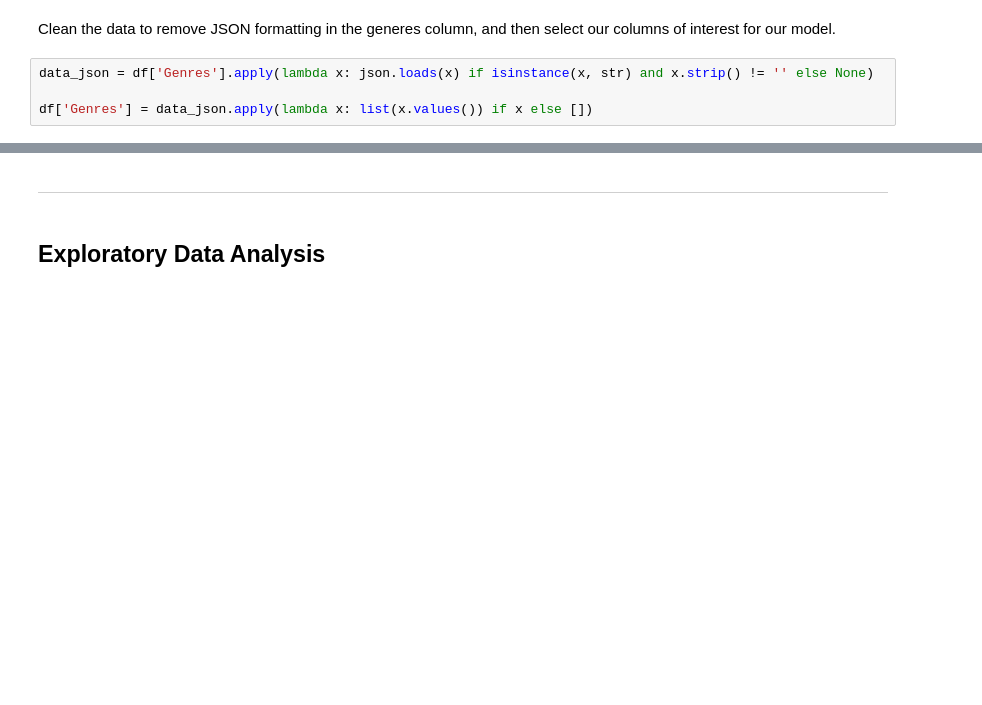
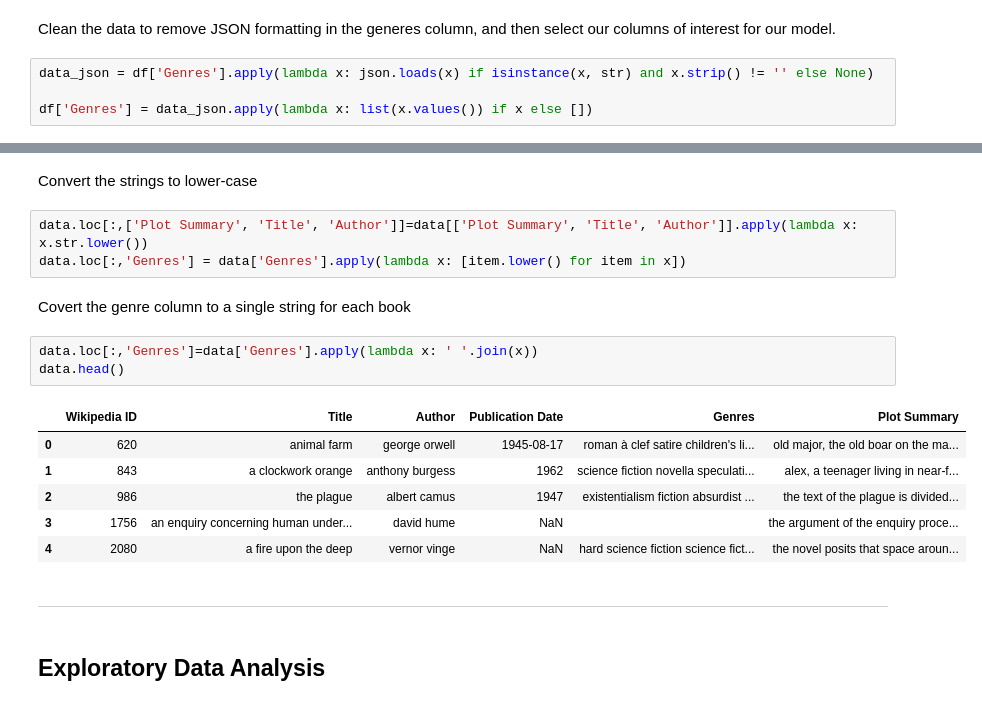
Before and after one commit to austin-pooth/book-recs, a Jupyter notebook: data_cleaning.ipynb, the cells around one changed output, grey strips where cells are left out. Saved outputs shown, nothing was run; the diff lists cells and outputs as text; blank space fills up the shorter version.

```diff
--- a/data_cleaning.ipynb
+++ b/data_cleaning.ipynb
@@ -45,6 +45,23 @@ data.head()
 | 2 | 986 | The Plague | Albert Camus | 1947 | [Existentialism, Fiction, Absurdi... | The text of The Plague is divided... |
 | 3 | 1756 | An Enquiry Concerning Human Under... | David Hume | NaN | [] | The argument of the Enquiry proce... |
 | 4 | 2080 | A Fire Upon the Deep | Vernor Vinge | NaN | [Hard science fiction, Science Fi... | The novel posits that space aroun... |
+# %% [markdown]
+Convert the strings to lower-case
+# %%
+data.loc[:,['Plot Summary', 'Title', 'Author']]=data[['Plot Summary', 'Title', 'Author']].apply(lambda x: x.str.lower())
+data.loc[:,'Genres'] = data['Genres'].apply(lambda x: [item.lower() for item in x])
+# %% [markdown]
+Covert the genre column to a single string for each book
+# %%
+data.loc[:,'Genres']=data['Genres'].apply(lambda x: ' '.join(x))
+data.head()
+# %% [output]
+|  | Wikipedia ID | Title | Author | Publication Date | Genres | Plot Summary |
+| 0 | 620 | animal farm | george orwell | 1945-08-17 | roman à clef satire children's li... | old major, the old boar on the ma... |
+| 1 | 843 | a clockwork orange | anthony burgess | 1962 | science fiction novella speculati... | alex, a teenager living in near-f... |
+| 2 | 986 | the plague | albert camus | 1947 | existentialism fiction absurdist ... | the text of the plague is divided... |
+| 3 | 1756 | an enquiry concerning human under... | david hume | NaN |  | the argument of the enquiry proce... |
+| 4 | 2080 | a fire upon the deep | vernor vinge | NaN | hard science fiction science fict... | the novel posits that space aroun... |
 # %% [markdown]
 ---
 # %% [markdown]
```
Also changed, not shown: parts of 4 cells of this notebook.
